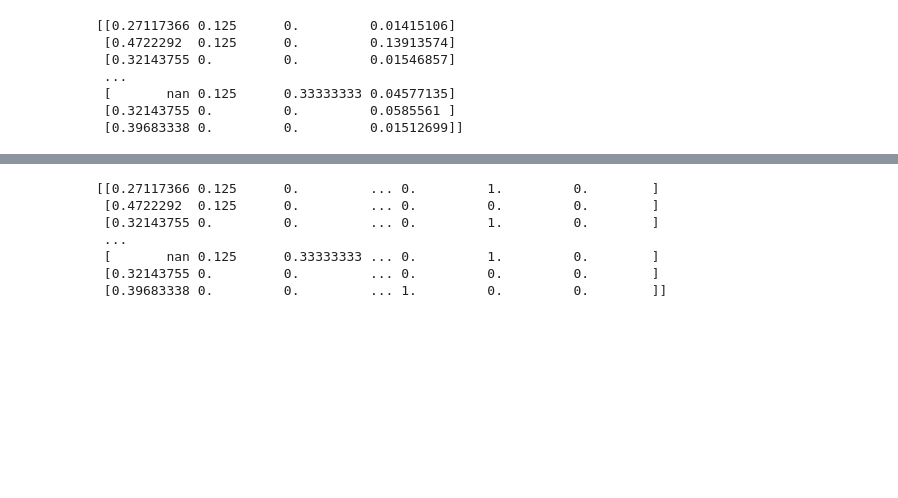
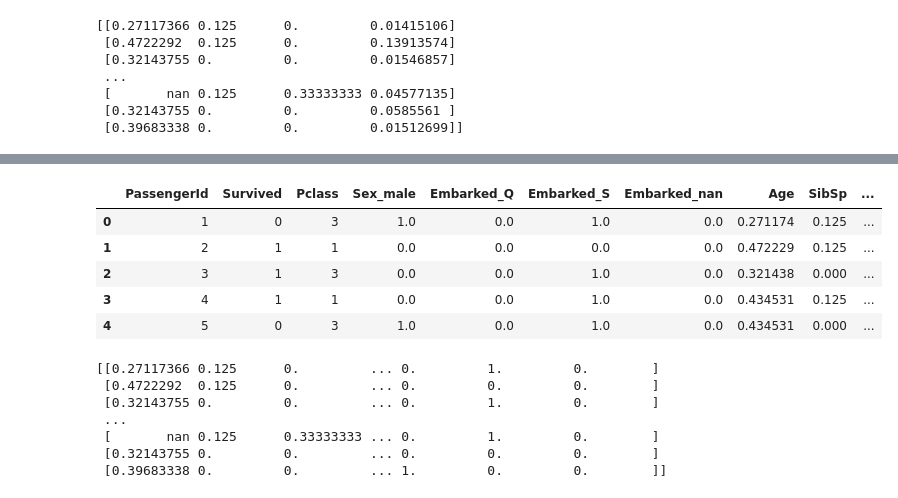
Before and after one commit to Cesar421/Titanic, a Jupyter notebook: JupyterMODEL.ipynb, the cells around one changed output, grey strips where cells are left out. Drawn from its saved outputs; the diff is of its cells as text; code cells hidden in the pictures; blank space fills up the shorter version.

```diff
--- a/JupyterMODEL.ipynb
+++ b/JupyterMODEL.ipynb
@@ -455,3 +455,4 @@ print(X_numeric)
  [0.39683338 0.         0.         0.01512699]]
 # %%
 trainEncodedNumeric = pd.DataFrame(X_numeric,columns = numeric)
+train = pd.concat([train.reset_index(drop=True),trainEncodedNumeric.reset_index(drop=True)],axis=1)
@@ -457,0 +468,9 @@ trainEncodedNumeric = pd.DataFrame(X_numeric,columns = numeric)
+# %%
+train.head()
+# %% [output]
+|  | PassengerId | Survived | Pclass | Sex_male | Embarked_Q | Embarked_S | Embarked_nan | Age | SibSp | ... |
+| 0 | 1 | 0 | 3 | 1.0 | 0.0 | 1.0 | 0.0 | 0.271174 | 0.125 | ... |
+| 1 | 2 | 1 | 1 | 0.0 | 0.0 | 0.0 | 0.0 | 0.472229 | 0.125 | ... |
+| 2 | 3 | 1 | 3 | 0.0 | 0.0 | 1.0 | 0.0 | 0.321438 | 0.000 | ... |
+| 3 | 4 | 1 | 1 | 0.0 | 0.0 | 1.0 | 0.0 | 0.434531 | 0.125 | ... |
+| 4 | 5 | 0 | 3 | 1.0 | 0.0 | 1.0 | 0.0 | 0.434531 | 0.000 | ... |
```
Also changed, not shown: parts of 9 cells of this notebook.
